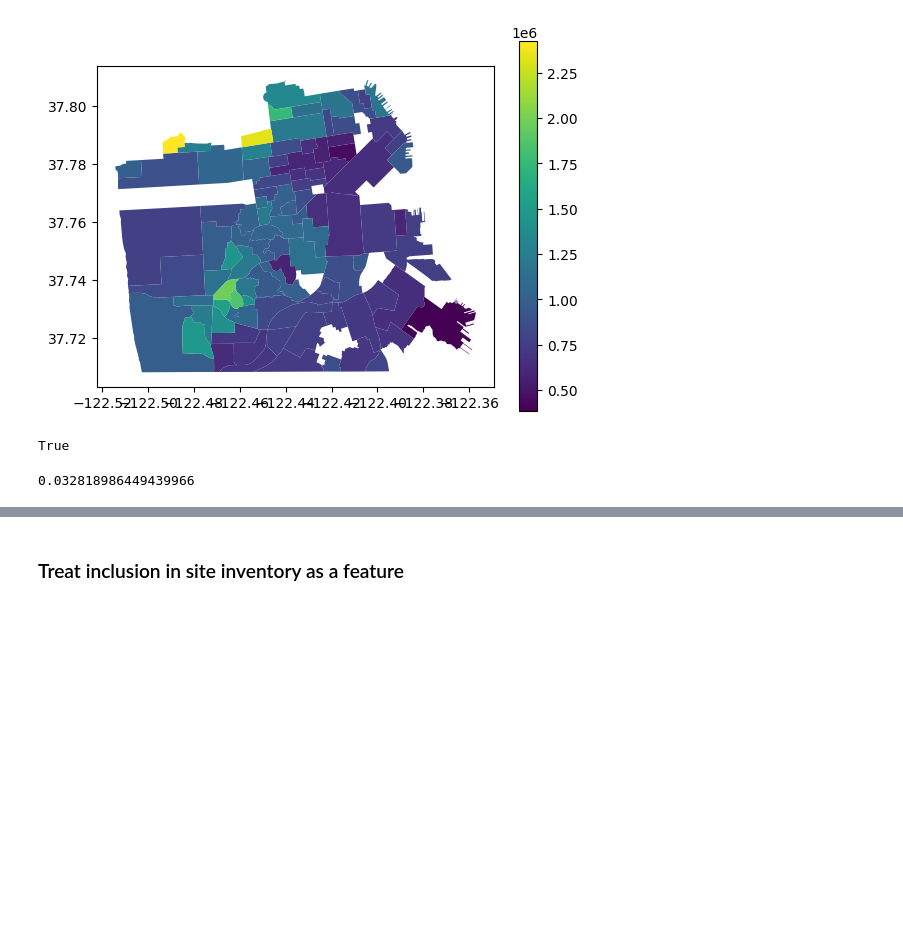
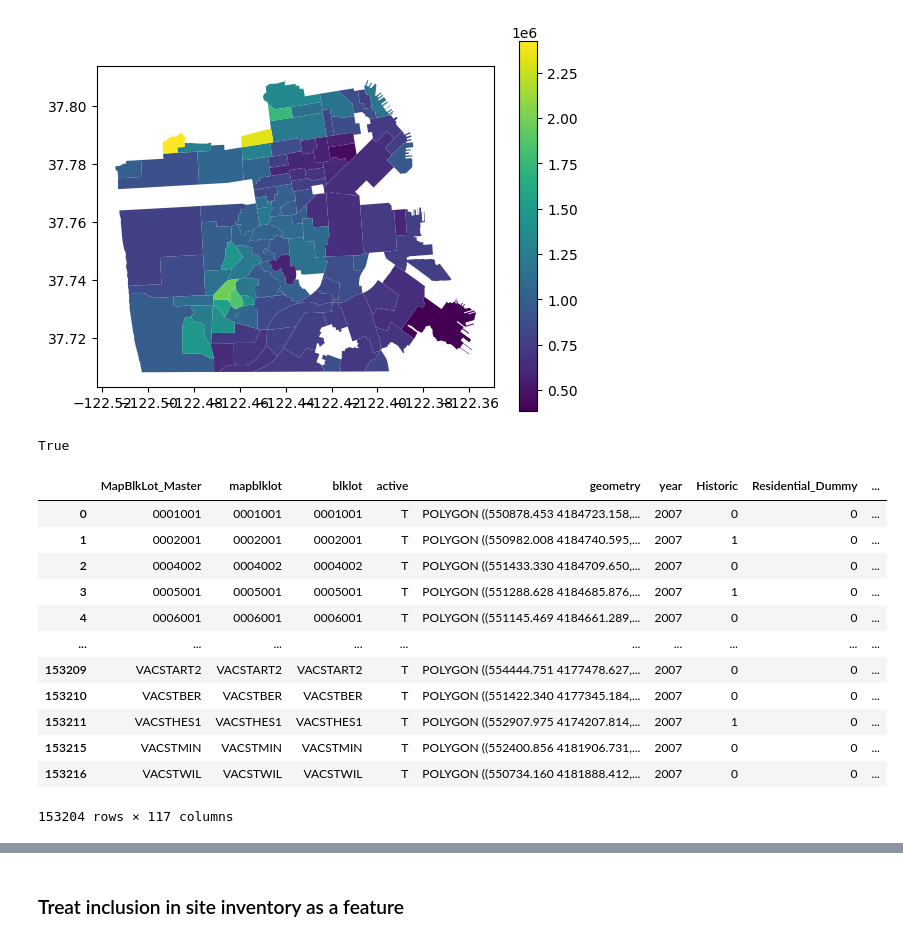
Before and after one commit to sdamerdji/dissertation, a Jupyter notebook: pdev/clean3.ipynb, the cells around one changed output, grey strips where cells are left out. Cells and saved outputs as stored; diff of their text form; code cells hidden in the pictures; blank space fills up the shorter version.

```diff
--- a/pdev/clean3.ipynb
+++ b/pdev/clean3.ipynb
@@ -299,5 +287,5 @@ full_df5 = full_df5.drop('RP1NBRCDE', axis=1)
 # %%
 rent.RegionName = rent.RegionName.str.lower().str.split(' ').str.join('_')
 # %%
-neighborhoods.name = neighborhoods.name.str.lower().str.split(' ').str.join('_')
+sfneighborhoods.name = sfneighborhoods.name.str.lower().str.split(' ').str.join('_')
 # %%
@@ -413,10 +425,22 @@ full_df4_rent = gpd.sjoin(full_df4,
 full_df4_rent.shape[0] == full_df4.shape[0]
 # %% [output]
 True
-# %%
-full_df4_rent.rentJan07.isna().mean()
-# %% [output]
-0.032818986449439966
+# %%
+full_df4_rent
+# %% [output]
+|  | MapBlkLot_Master | mapblklot | blklot | active | geometry | year | Historic | Residential_Dummy | ... |
+| 0 | 0001001 | 0001001 | 0001001 | T | POLYGON ((550878.453 4184723.158,... | 2007 | 0 | 0 | ... |
+| 1 | 0002001 | 0002001 | 0002001 | T | POLYGON ((550982.008 4184740.595,... | 2007 | 1 | 0 | ... |
+| 2 | 0004002 | 0004002 | 0004002 | T | POLYGON ((551433.330 4184709.650,... | 2007 | 0 | 0 | ... |
+| 3 | 0005001 | 0005001 | 0005001 | T | POLYGON ((551288.628 4184685.876,... | 2007 | 1 | 0 | ... |
+| 4 | 0006001 | 0006001 | 0006001 | T | POLYGON ((551145.469 4184661.289,... | 2007 | 0 | 0 | ... |
+| ... | ... | ... | ... | ... | ... | ... | ... | ... | ... |
+| 153209 | VACSTART2 | VACSTART2 | VACSTART2 | T | POLYGON ((554444.751 4177478.627,... | 2007 | 0 | 0 | ... |
+| 153210 | VACSTBER | VACSTBER | VACSTBER | T | POLYGON ((551422.340 4177345.184,... | 2007 | 0 | 0 | ... |
+| 153211 | VACSTHES1 | VACSTHES1 | VACSTHES1 | T | POLYGON ((552907.975 4174207.814,... | 2007 | 1 | 0 | ... |
+| 153215 | VACSTMIN | VACSTMIN | VACSTMIN | T | POLYGON ((552400.856 4181906.731,... | 2007 | 0 | 0 | ... |
+| 153216 | VACSTWIL | VACSTWIL | VACSTWIL | T | POLYGON ((550734.160 4181888.412,... | 2007 | 0 | 0 | ... |
+153204 rows × 117 columns
 # %%
 full_df4_rent = full_df4_rent.drop('index_right', axis=1)
 # %%
```
Also changed, not shown: parts of 71 cells of this notebook, 2 other files.
